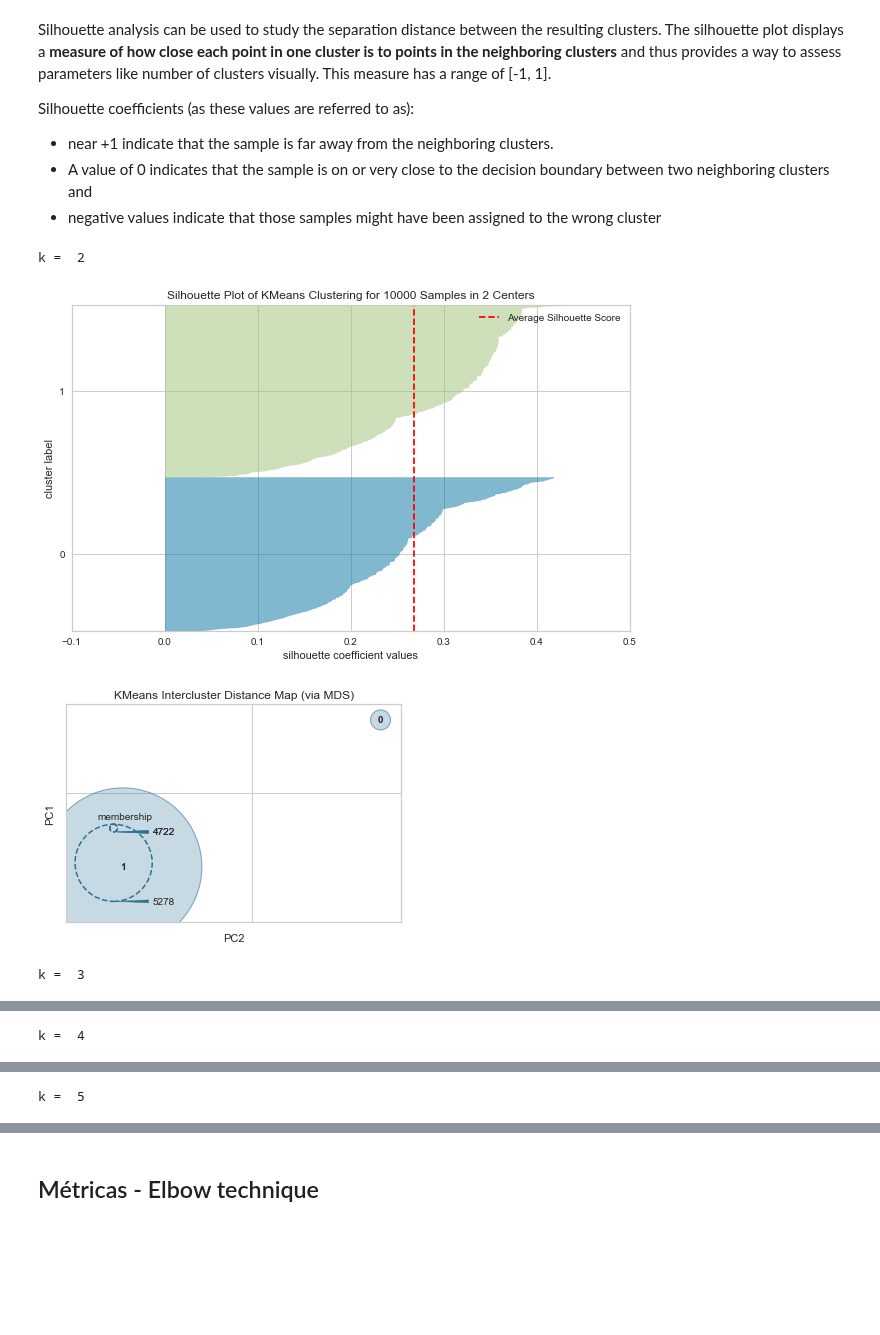
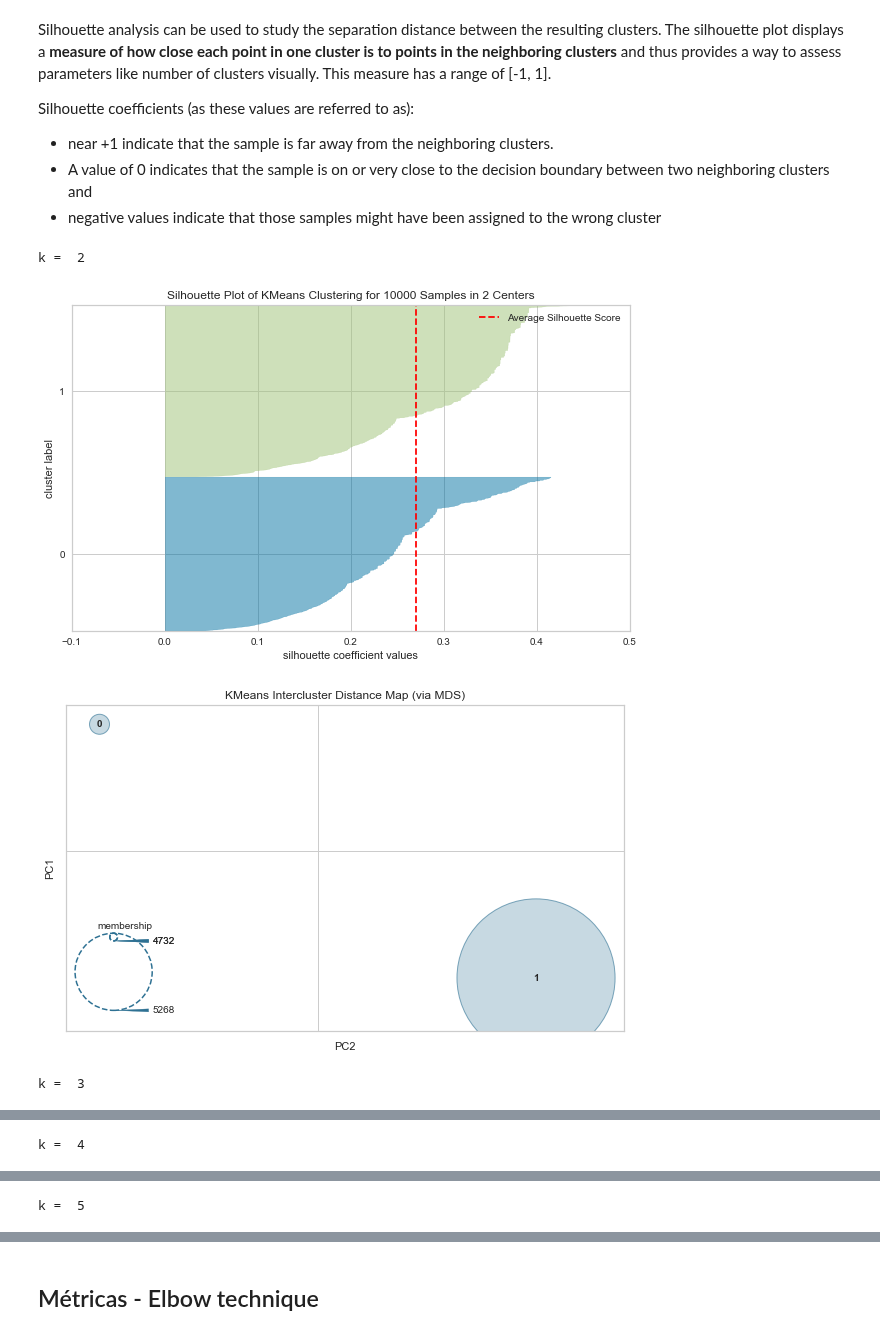
Before and after one commit to Mzibecchi/diplodatos2019, a Jupyter notebook: mentoria_airbnb/notebooks/airbnb_clasif_kmeans_stdscaler.ipynb, the cells around one changed output, grey strips where cells are left out. Cells and saved outputs as stored; diff of their text form; code cells hidden in the pictures; blank space fills up the shorter version.

```diff
--- a/mentoria_airbnb/notebooks/airbnb_clasif_kmeans_stdscaler.ipynb
+++ b/mentoria_airbnb/notebooks/airbnb_clasif_kmeans_stdscaler.ipynb
@@ -127,31 +127,33 @@ Silhouette coefficients (as these values are referred to as):
 # %%
 # Clusters to generate
 
 k_sets = [2,3,4,5]
 
 for k in k_sets:
 
     print("\nk = ", k)
 
     clusterer = KMeans( k, random_state=7 )
 
     predictions = clusterer.fit_predict( users_to_cluster )
 
     # print("Inertia: ", clusterer.inertia_ )
     # print("Centers: ", clusterer.cluster_centers_)
 
     plt.figure(figsize=(10,6))
 
     visualizer = SilhouetteVisualizer(clusterer, colors='yellowbrick')
     visualizer.fit(users_to_cluster)        # Fit the data to the visualizer
     visualizer.show()        # Finalize and render the figure
 
+    plt.figure(figsize=(10,6))
+
     # Instantiate the clustering model and visualizer
     visualizer = InterclusterDistance( clusterer )
     visualizer.fit(users_to_cluster)        # Fit the data to the visualizer
     visualizer.show()        # Finalize and render the figure
 # %% [output]
 k =  2
-[figure, old version]
+[figure, new version]
-[figure, old version]
+[figure, new version]
 k =  3
```
Also changed, not shown: parts of 5 cells of this notebook.
